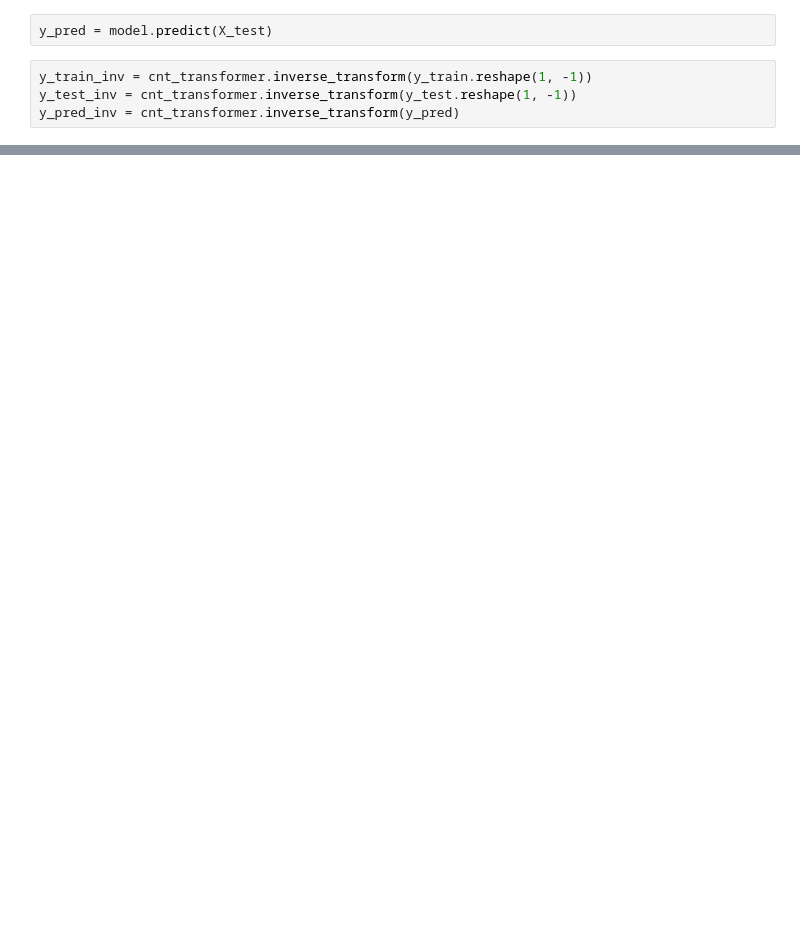
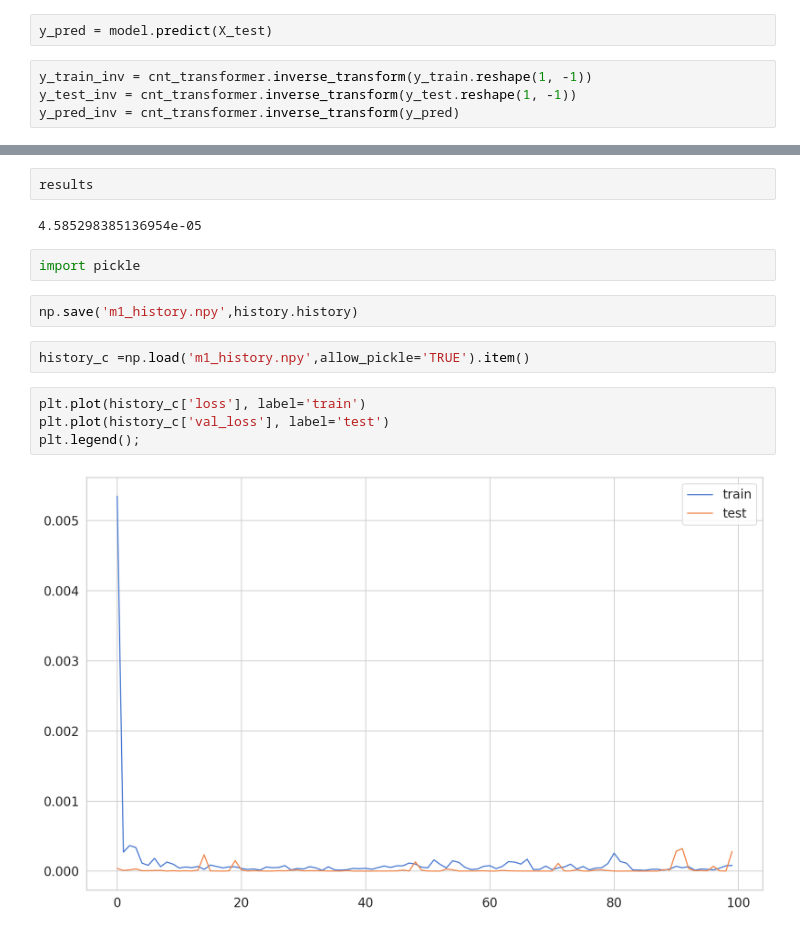
Before and after one commit to StallionsProject/SepsisPrediction, a Jupyter notebook: Jupyter Notebooks/Models/Keras_LSTM_Bidirectional.ipynb, the cells around one changed output, grey strips where cells are left out. Saved outputs shown, nothing was run; the diff lists cells and outputs as text; blank space fills up the shorter version.

```diff
--- a/Jupyter Notebooks/Models/Keras_LSTM_Bidirectional.ipynb
+++ b/Jupyter Notebooks/Models/Keras_LSTM_Bidirectional.ipynb
@@ -183,0 +234,16 @@ df
+# %%
+results
+# %% [output]
+4.585298385136954e-05
+# %%
+import pickle
+# %%
+np.save('m1_history.npy',history.history)
+# %%
+history_c =np.load('m1_history.npy',allow_pickle='TRUE').item()
+# %%
+plt.plot(history_c['loss'], label='train')
+plt.plot(history_c['val_loss'], label='test')
+plt.legend();
+# %% [output]
+[figure, added]
```
Also changed, not shown: parts of 16 cells of this notebook, 2 other files.
